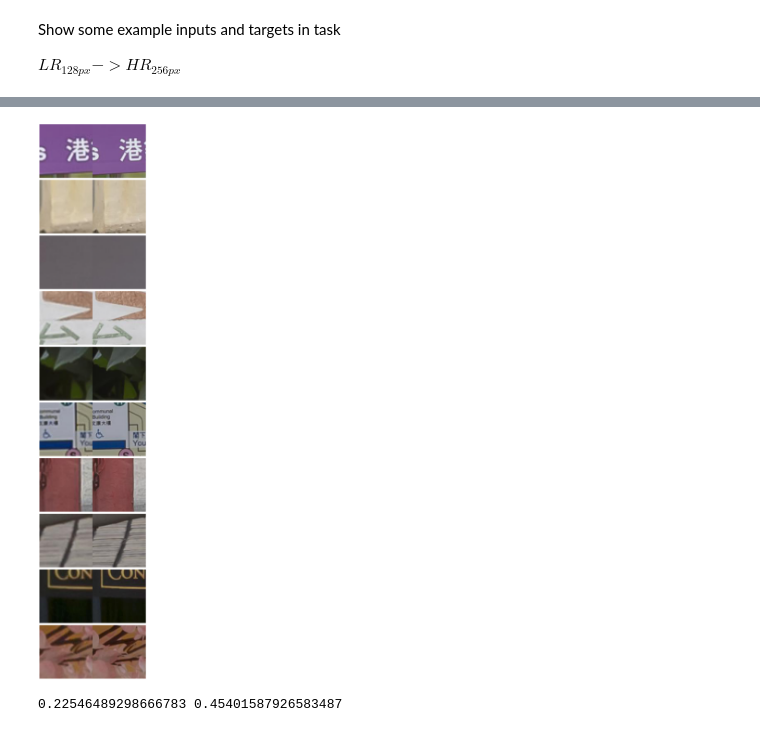
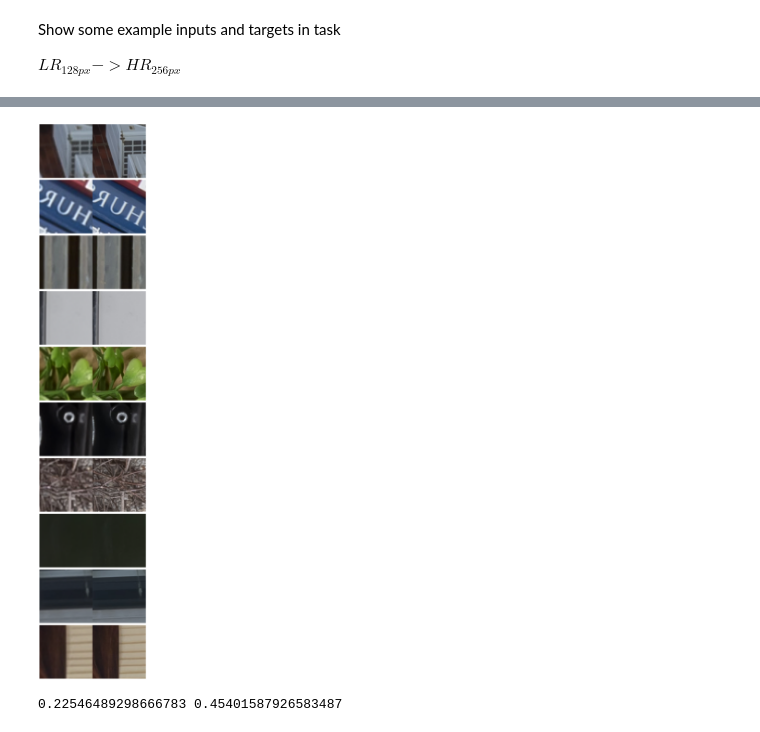
Before and after one commit to luksladky/SR-augmentation-learning, a Jupyter notebook: 12_realsr.ipynb, the cells around one changed output, grey strips where cells are left out. Cells and saved outputs as stored; diff of their text form; code cells hidden in the pictures.

```diff
--- a/12_realsr.ipynb
+++ b/12_realsr.ipynb
@@ -245,0 +209,13 @@ def _get_tfms(y_size:int, dihedral_augs:bool=True, valid_len:int=None):
+# %%
+%nbdev_export_internal
+def _get_tfms(y_size:int, dihedral_augs:bool=True, valid_len:int=None):
+    crop_rand_patches = crop(size=(y_size,y_size),  row_pct=(0,1), col_pct=(0,1))# pct
+    crop_center_patches = crop(size=(y_size,y_size),  row_pct=0.5, col_pct=0.5)# pct
+    add_noise = add_noise_tfm(mean=0., std=1.)
+    #TODO brightness and contrast
+    #TODO noise
+    train_tfms = [crop_rand_patches]
+    if dihedral_augs:
+        train_tfms += [dihedral_affine()]
+    valid_tfms = []
+    return [train_tfms, valid_tfms]
@@ -246,34 +226,48 @@ def _get_tfms(y_size:int, dihedral_augs:bool=True, valid_len:int=None):
+# %%
+input_train = 'BIC|NN|NN153'
+output_type = 'HR'
 # %%
-%nbdev_export
+#export
 """Obtain DataBunch for given target image size and batch size"""
 def get_data_realsr(y_size,
              bs,
              keep_pct: float = 1.0,
              xtra_tfms=[],
              random_seed: int = 43,
-             input_type:str = 'LR2',
+             input_type:[str, Tuple[str]] = 'LR2',
              output_type:str = 'HR',
              repeat_train = 1,
              repeat_valid = 1,
              max_train_len: int = sys.maxsize,
+             train_include: List[str] = [],
+             train_ignore: List[str] = [],
              dihedral_augs = True,
+             device=defaults.device,
+             num_workers = None,
              stats: tuple = imagenet_stats) -> ImageDataBunch:
+    input_type = (input_type, input_type) if type(input_type) is str else input_type
+    input_train, input_valid = input_type
 
-    src = _get_src(keep_pct, random_seed, input_type, repeat_train, repeat_valid, max_train_len)
+    src = _get_src(keep_pct, random_seed, input_type, repeat_train, repeat_valid, max_train_len, train_include, train_ignore)
 
-    ll = src.label_from_func(lambda fname: str(fname).replace(input_type,output_type))
+    replace_fun = partial(_str_replace, replaced_parts=input_train.split('|') + [input_valid], replace_with=output_type)
+
+    ll = src.label_from_func(replace_fun)
 
     iters_in_epoch = int(math.ceil(len(src.train) / float(bs)))
 
-    num_workers = min(iters_in_epoch, multiprocessing.cpu_count() // 4)
+    if num_workers is None:
+        num_workers = min(iters_in_epoch, multiprocessing.cpu_count() // 4)
 
     print(f"Data: Iters in epoch: {iters_in_epoch}, loading threads: {num_workers}")
+
+    print(f"Device: {device}")
 
     data = (ll.transform(
                        _get_tfms(y_size, dihedral_augs, len(src.valid)),
                        size=None,
                        tfm_y=True)
-                   .databunch(bs=bs, num_workers=num_workers)
+                   .databunch(bs=bs, num_workers=num_workers, device=device)
                    .normalize(imagenet_stats, do_y=True)
             )
     data.c = 3
@@ -281,4 +300,4 @@ def get_data_realsr(y_size,
 # %%
-data = get_data_realsr(128, 16, input_type = 'LR2', output_type='HR', repeat_train = 1, max_train_len = 16)
+data = get_data_realsr(128, 16, input_type = ('LR2|NN|NN153', 'LR2'), output_type='HR', repeat_train = 1, max_train_len = 16)
 data
 # %% [output]
@@ -305,6 +335,5 @@ Show some example inputs and targets in task
 
 $ {LR}_{128px} -> {HR}_{256px} $
 # %%
-%%time
-data.show_batch(ds_type=DatasetType.Valid, rows=10)
+data.show_batch(ds_type=DatasetType.Train, rows=10)
 # %% [output]
@@ -313,4 +340,4 @@ Wall time: 309 ms
-[figure, old version]
+[figure, new version]
 # %%
 x = data.valid_ds.x[1].clone()
 x.apply_tfms([det_crop])
```
Also changed, not shown: parts of 27 cells of this notebook, 13 other files.
